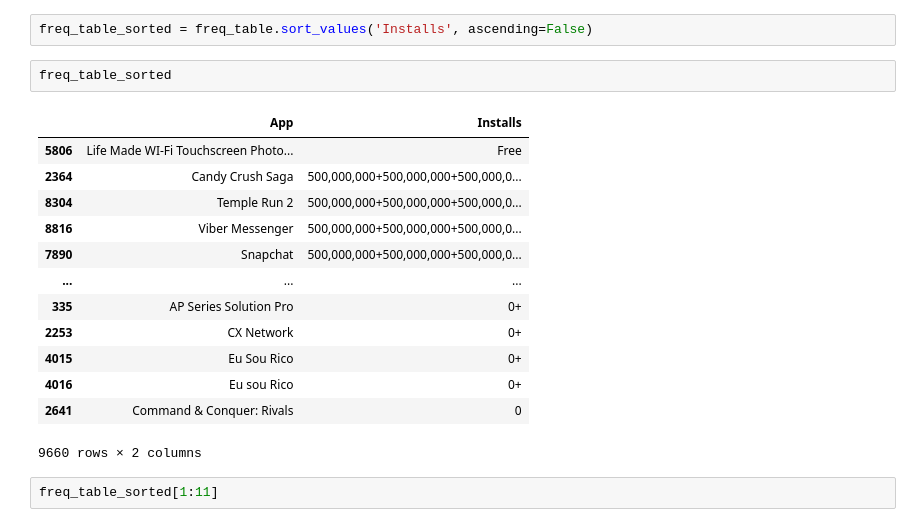
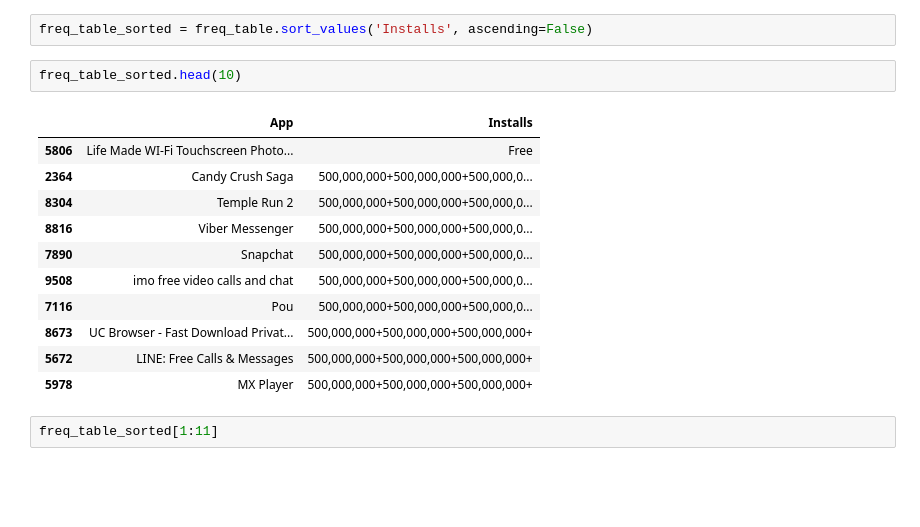
Before and after one commit to anil-rupnar/crack-Dream-Data-Science-Job, a Jupyter notebook: 120Dayschallenge/Day41/Assignment/Assignment 045 (25 Mar).ipynb, the cells around one changed output. Saved outputs shown, nothing was run; the diff lists cells and outputs as text; blank space fills up the shorter version.

```diff
--- a/120Dayschallenge/Day41/Assignment/Assignment 045 (25 Mar).ipynb
+++ b/120Dayschallenge/Day41/Assignment/Assignment 045 (25 Mar).ipynb
@@ -267,21 +280,19 @@ freq_table = pd.DataFrame(df.groupby('App')['Installs'].sum().reset_index())
 # %%
 freq_table_sorted = freq_table.sort_values('Installs', ascending=False)
 # %%
-freq_table_sorted
+freq_table_sorted.head(10)
 # %% [output]
 |  | App | Installs |
 | 5806 | Life Made WI-Fi Touchscreen Photo... | Free |
 | 2364 | Candy Crush Saga | 500,000,000+500,000,000+500,000,0... |
 | 8304 | Temple Run 2 | 500,000,000+500,000,000+500,000,0... |
 | 8816 | Viber Messenger | 500,000,000+500,000,000+500,000,0... |
 | 7890 | Snapchat | 500,000,000+500,000,000+500,000,0... |
-| ... | ... | ... |
-| 335 | AP Series Solution Pro | 0+ |
-| 2253 | CX Network | 0+ |
-| 4015 | Eu Sou Rico | 0+ |
-| 4016 | Eu sou Rico | 0+ |
-| 2641 | Command & Conquer: Rivals | 0 |
+| 9508 | imo free video calls and chat | 500,000,000+500,000,000+500,000,0... |
+| 7116 | Pou | 500,000,000+500,000,000+500,000,0... |
+| 8673 | UC Browser - Fast Download Privat... | 500,000,000+500,000,000+500,000,000+ |
+| 5672 | LINE: Free Calls & Messages | 500,000,000+500,000,000+500,000,000+ |
+| 5978 | MX Player | 500,000,000+500,000,000+500,000,000+ |
-9660 rows × 2 columns
 # %%
 freq_table_sorted[1:11]
 # %% [output]
```
Also changed, not shown: parts of 13 cells of this notebook, 1 other file.
